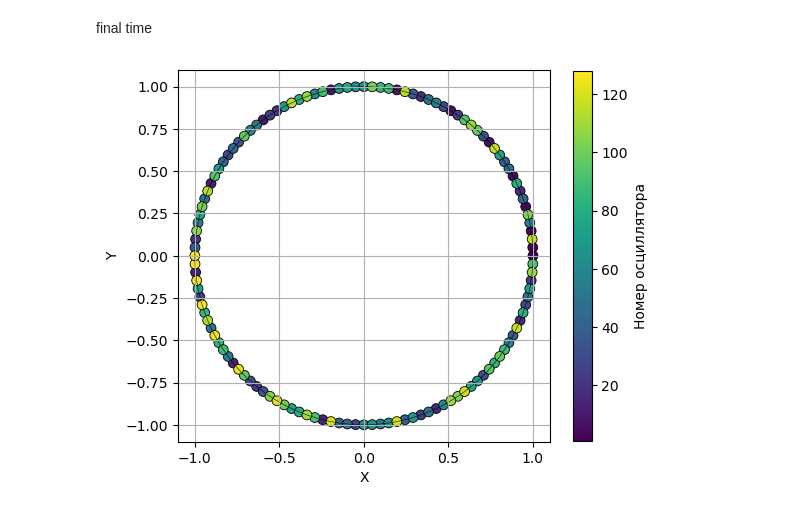
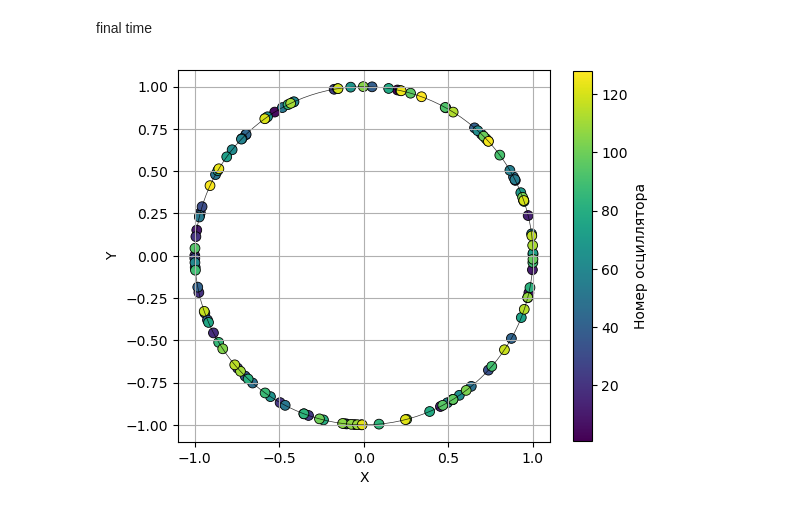
Before and after one commit to alla-bobrova/Synchronization, a Jupyter notebook: R - one-dimensional array.ipynb, the cells around one changed output. Cells and saved outputs as stored; diff of their text form; code cells hidden in the pictures.

```diff
--- a/R - one-dimensional array.ipynb
+++ b/R - one-dimensional array.ipynb
@@ -33,7 +33,7 @@ def system(phi, t, N, mu, omega, gamma, d, R):
     return result
 
 
-phi0 = np.arange(0, 2*np.pi, 2*np.pi/N)
+phi0 = 2 * np.pi * np.random.rand(N)
 
 t_span = np.linspace(0, 1000, 1000)
 
@@ -126,27 +126,25 @@ plt.show()
 # %% [markdown]
 final time
 # %%
-phi_diff = solution[-1, 1:] - solution[-1, 0]
-
-theta = np.cumsum(np.concatenate(([0], phi_diff))) % (2 * np.pi)
+theta = solution[-1, :]
 
 x = np.cos(theta)
 y = np.sin(theta)
 
 fig, ax = plt.subplots(figsize=(6, 6))
 sc = ax.scatter(x, y, c=range(1, N+1), cmap='viridis', s=50, edgecolor='black', linewidth=0.6)
 ax.set_aspect('equal', 'box')
 
 circle = plt.Circle((0, 0), 1, color='black', fill=False, linewidth=0.5, alpha=0.8)
 ax.add_patch(circle)
 ax.grid()
 
 cbar = plt.colorbar(sc, shrink=0.8)
 cbar.set_label('Номер осциллятора')
 
 ax.set_xlabel('X')
 ax.set_ylabel('Y')
 
 plt.show()
 # %% [output]
-[figure, old version]
+[figure, new version]
```
Also changed, not shown: parts of 3 cells of this notebook, 1 other file.
